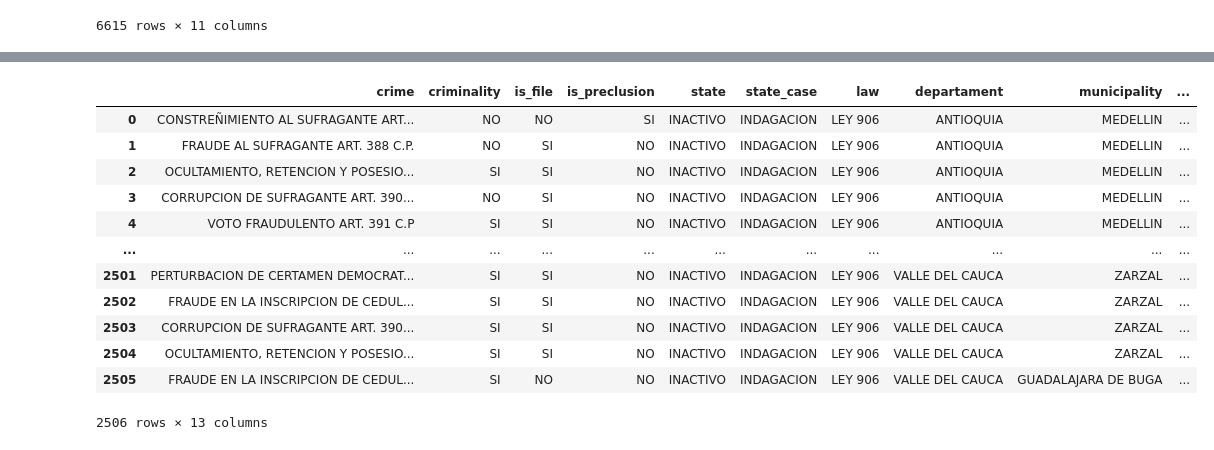
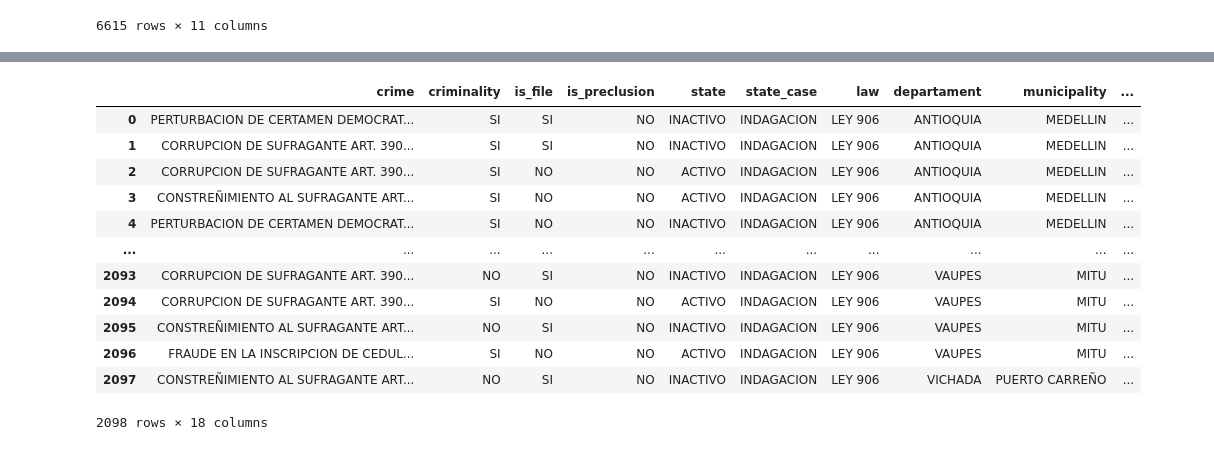
Before and after one commit to HansSanchez/merge-db-cedae, a Jupyter notebook: MergeDatabases2015.ipynb, the cells around one changed output, grey strips where cells are left out. Cells and saved outputs as stored; diff of their text form; code cells hidden in the pictures.

```diff
--- a/MergeDatabases2015.ipynb
+++ b/MergeDatabases2015.ipynb
@@ -371,6 +434,6 @@ df_delitos_electorales_spoa_2011Copy
 # %%
-# Crear un diccionario de mapeo de departamentos y valores a partir de df_estadistica_idc_2011
-municipality_valores = dict(zip(df_estadistica_idc_2011['municipality'], df_estadistica_idc_2011['cod_mun']))
+# Crear un diccionario de mapeo de departamentos y valores a partir de df_estadistica_idc_2015
+municipality_valores = dict(zip(df_estadistica_idc_2015['municipality'], df_estadistica_idc_2015['cod_mun']))
 
 # Define una función para aplicar la condición utilizando el diccionario
 def asignar_valor(row):
@@ -378,4 +441,4 @@ def asignar_valor(row):
     return municipality_valores.get(municipality, None)  # Devuelve el valor correspondiente o None si no se encuentra
 
 # Aplica la función a cada fila del DataFrame y crea la nueva columna
-df_delitos_electorales_spoa_2011Copy['cod_mun'] = df_delitos_electorales_spoa_2011Copy.apply(asignar_valor, axis=1)
+df_2015['cod_mun'] = df_2015.apply(asignar_valor, axis=1)
@@ -382 +467,34 @@ df_delitos_electorales_spoa_2011Copy['cod_mun'] = df_delitos_electorales_spoa_20
+# %%
+# Crear un diccionario de mapeo de departamentos y valores a partir de df_estadistica_idc_2015
+women_valores = dict(zip(total_women['municipality'], total_women['women']))
+
+# Define una función para aplicar la condición utilizando el diccionario
+def asignar_valor(row):
+    women = row['municipality']
+    return women_valores.get(women, None)  # Devuelve el valor correspondiente o None si no se encuentra
+
+# Aplica la función a cada fila del DataFrame y crea la nueva columna
+df_2015['total_women'] = df_2015.apply(asignar_valor, axis=1)
+# %%
+# Crear un diccionario de mapeo de departamentos y valores a partir de df_estadistica_idc_2015
+men_valores = dict(zip(total_men['municipality'], total_men['men']))
+
+# Define una función para aplicar la condición utilizando el diccionario
+def asignar_valor(row):
+    men = row['municipality']
+    return men_valores.get(men, None)  # Devuelve el valor correspondiente o None si no se encuentra
+
+# Aplica la función a cada fila del DataFrame y crea la nueva columna
+df_2015['total_men'] = df_2015.apply(asignar_valor, axis=1)
+# %%
+# Crear un diccionario de mapeo de departamentos y valores a partir de df_estadistica_idc_2015
+valores = dict(zip(total_people['municipality'], total_people['total']))
+
+# Define una función para aplicar la condición utilizando el diccionario
+def asignar_valor(row):
+    men = row['municipality']
+    return valores.get(men, None)  # Devuelve el valor correspondiente o None si no se encuentra
+
+# Aplica la función a cada fila del DataFrame y crea la nueva columna
+df_2015['total_people'] = df_2015.apply(asignar_valor, axis=1)
 # %%
@@ -398,19 +516,19 @@ df_delitos_electorales_spoa_2011Copy
 # %%
-df_delitos_electorales_spoa_2011Copy.sort_values(by=['cod_dep', 'cod_mun'], ascending=[True, True]).reset_index().drop(['index'], axis=1)
+df_2015.sort_values(by=['cod_dep', 'cod_mun'], ascending=[True, True]).reset_index().drop(['index'], axis=1)
 # %% [output]
 |  | crime | criminality | is_file | is_preclusion | state | state_case | law | departament | municipality | ... |
-| 0 | CONSTREÑIMIENTO AL SUFRAGANTE ART... | NO | NO | SI | INACTIVO | INDAGACION | LEY 906 | ANTIOQUIA | MEDELLIN | ... |
-| 1 | FRAUDE AL SUFRAGANTE ART. 388 C.P. | NO | SI | NO | INACTIVO | INDAGACION | LEY 906 | ANTIOQUIA | MEDELLIN | ... |
-| 2 | OCULTAMIENTO, RETENCION Y POSESIO... | SI | SI | NO | INACTIVO | INDAGACION | LEY 906 | ANTIOQUIA | MEDELLIN | ... |
-| 3 | CORRUPCION DE SUFRAGANTE ART. 390... | NO | SI | NO | INACTIVO | INDAGACION | LEY 906 | ANTIOQUIA | MEDELLIN | ... |
-| 4 | VOTO FRAUDULENTO ART. 391 C.P | SI | SI | NO | INACTIVO | INDAGACION | LEY 906 | ANTIOQUIA | MEDELLIN | ... |
+| 0 | PERTURBACION DE CERTAMEN DEMOCRAT... | SI | SI | NO | INACTIVO | INDAGACION | LEY 906 | ANTIOQUIA | MEDELLIN | ... |
+| 1 | CORRUPCION DE SUFRAGANTE ART. 390... | SI | SI | NO | INACTIVO | INDAGACION | LEY 906 | ANTIOQUIA | MEDELLIN | ... |
+| 2 | CORRUPCION DE SUFRAGANTE ART. 390... | SI | NO | NO | ACTIVO | INDAGACION | LEY 906 | ANTIOQUIA | MEDELLIN | ... |
+| 3 | CONSTREÑIMIENTO AL SUFRAGANTE ART... | SI | NO | NO | ACTIVO | INDAGACION | LEY 906 | ANTIOQUIA | MEDELLIN | ... |
+| 4 | PERTURBACION DE CERTAMEN DEMOCRAT... | SI | NO | NO | INACTIVO | INDAGACION | LEY 906 | ANTIOQUIA | MEDELLIN | ... |
 | ... | ... | ... | ... | ... | ... | ... | ... | ... | ... | ... |
-| 2501 | PERTURBACION DE CERTAMEN DEMOCRAT... | SI | SI | NO | INACTIVO | INDAGACION | LEY 906 | VALLE DEL CAUCA | ZARZAL | ... |
-| 2502 | FRAUDE EN LA INSCRIPCION DE CEDUL... | SI | SI | NO | INACTIVO | INDAGACION | LEY 906 | VALLE DEL CAUCA | ZARZAL | ... |
-| 2503 | CORRUPCION DE SUFRAGANTE ART. 390... | SI | SI | NO | INACTIVO | INDAGACION | LEY 906 | VALLE DEL CAUCA | ZARZAL | ... |
-| 2504 | OCULTAMIENTO, RETENCION Y POSESIO... | SI | SI | NO | INACTIVO | INDAGACION | LEY 906 | VALLE DEL CAUCA | ZARZAL | ... |
-| 2505 | FRAUDE EN LA INSCRIPCION DE CEDUL... | SI | NO | NO | INACTIVO | INDAGACION | LEY 906 | VALLE DEL CAUCA | GUADALAJARA DE BUGA | ... |
+| 2093 | CORRUPCION DE SUFRAGANTE ART. 390... | NO | SI | NO | INACTIVO | INDAGACION | LEY 906 | VAUPES | MITU | ... |
+| 2094 | CORRUPCION DE SUFRAGANTE ART. 390... | SI | NO | NO | ACTIVO | INDAGACION | LEY 906 | VAUPES | MITU | ... |
+| 2095 | CONSTREÑIMIENTO AL SUFRAGANTE ART... | NO | SI | NO | INACTIVO | INDAGACION | LEY 906 | VAUPES | MITU | ... |
+| 2096 | FRAUDE EN LA INSCRIPCION DE CEDUL... | SI | NO | NO | ACTIVO | INDAGACION | LEY 906 | VAUPES | MITU | ... |
+| 2097 | CONSTREÑIMIENTO AL SUFRAGANTE ART... | NO | SI | NO | INACTIVO | INDAGACION | LEY 906 | VICHADA | PUERTO CARREÑO | ... |
-2506 rows × 13 columns
+2098 rows × 18 columns
 # %%
 # Supongamos que tienes un DataFrame df con columnas originales
 # y deseas reordenarlas en un nuevo orden específico
```
Also changed, not shown: parts of 52 cells of this notebook, 33 other files.
